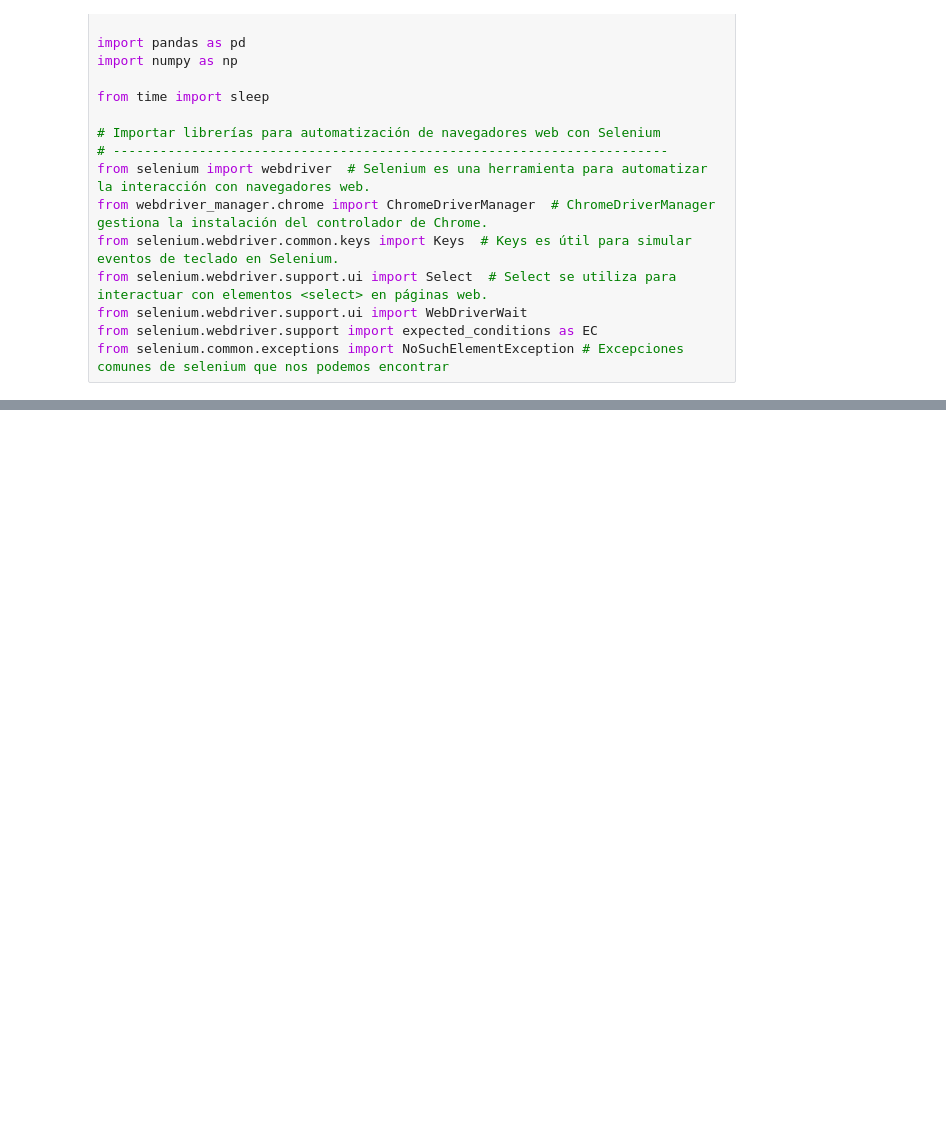
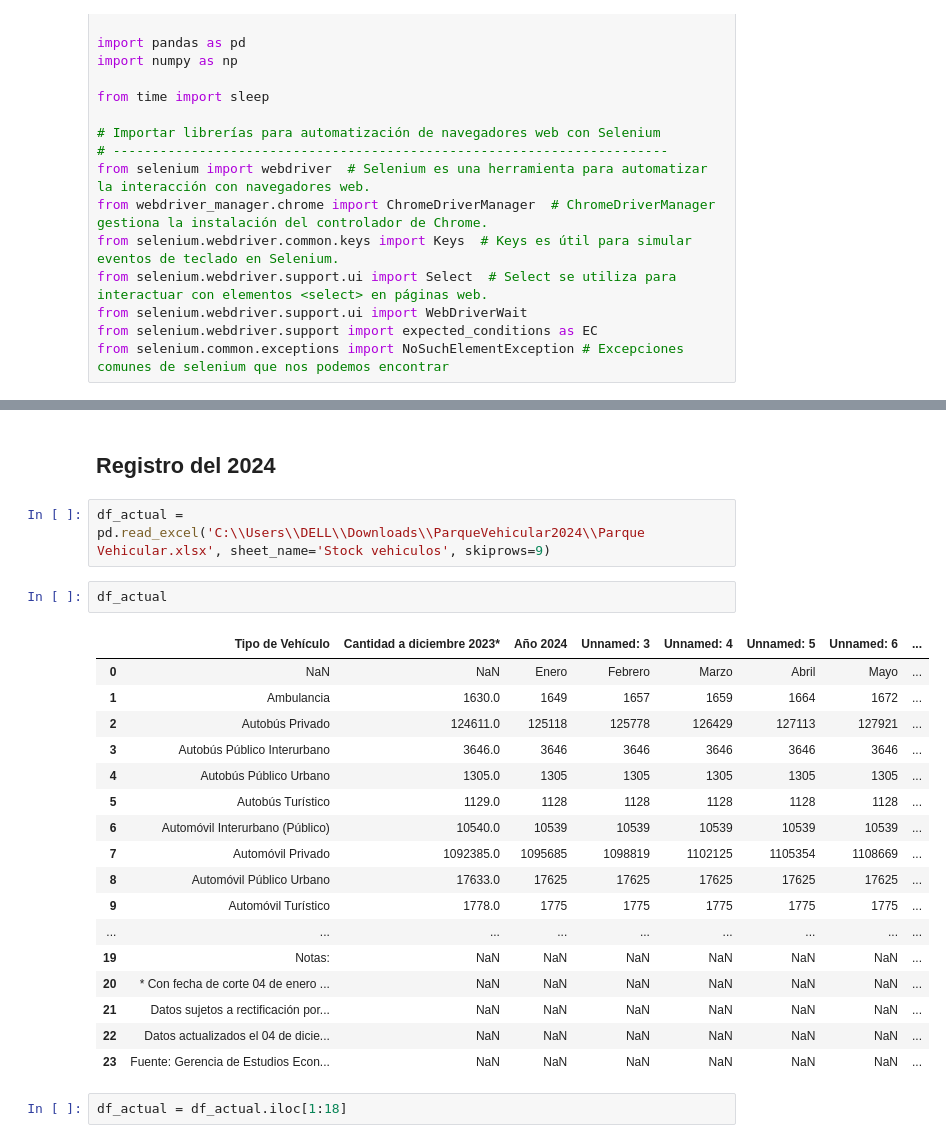
Before and after one commit to ngcarvajall/Accidentes_mortales_RD, a Jupyter notebook: Notebooks/Parque_vehicular.ipynb, the cells around one changed output, grey strips where cells are left out. Cells and saved outputs as stored; diff of their text form; blank space fills up the shorter version.

```diff
--- a/Notebooks/Parque_vehicular.ipynb
+++ b/Notebooks/Parque_vehicular.ipynb
@@ -70,0 +122,26 @@ df
+# %% [markdown]
+## Registro del 2024
+# %%
+df_actual = pd.read_excel('C:\\Users\\DELL\\Downloads\\ParqueVehicular2024\\Parque Vehicular.xlsx', sheet_name='Stock vehiculos', skiprows=9)
+# %%
+df_actual
+# %% [output]
+|  | Tipo de Vehículo | Cantidad a diciembre 2023* | Año 2024 | Unnamed: 3 | Unnamed: 4 | Unnamed: 5 | Unnamed: 6 | ... |
+| 0 | NaN | NaN | Enero | Febrero | Marzo | Abril | Mayo | ... |
+| 1 | Ambulancia | 1630.0 | 1649 | 1657 | 1659 | 1664 | 1672 | ... |
+| 2 | Autobús Privado | 124611.0 | 125118 | 125778 | 126429 | 127113 | 127921 | ... |
+| 3 | Autobús Público Interurbano | 3646.0 | 3646 | 3646 | 3646 | 3646 | 3646 | ... |
+| 4 | Autobús Público Urbano | 1305.0 | 1305 | 1305 | 1305 | 1305 | 1305 | ... |
+| 5 | Autobús Turístico | 1129.0 | 1128 | 1128 | 1128 | 1128 | 1128 | ... |
+| 6 | Automóvil Interurbano (Público) | 10540.0 | 10539 | 10539 | 10539 | 10539 | 10539 | ... |
+| 7 | Automóvil Privado | 1092385.0 | 1095685 | 1098819 | 1102125 | 1105354 | 1108669 | ... |
+| 8 | Automóvil Público Urbano | 17633.0 | 17625 | 17625 | 17625 | 17625 | 17625 | ... |
+| 9 | Automóvil Turístico | 1778.0 | 1775 | 1775 | 1775 | 1775 | 1775 | ... |
+| ... | ... | ... | ... | ... | ... | ... | ... | ... |
+| 19 | Notas: | NaN | NaN | NaN | NaN | NaN | NaN | ... |
+| 20 | * Con fecha de corte 04 de enero ... | NaN | NaN | NaN | NaN | NaN | NaN | ... |
+| 21 | Datos sujetos a rectificación por... | NaN | NaN | NaN | NaN | NaN | NaN | ... |
+| 22 | Datos actualizados el 04 de dicie... | NaN | NaN | NaN | NaN | NaN | NaN | ... |
+| 23 | Fuente: Gerencia de Estudios Econ... | NaN | NaN | NaN | NaN | NaN | NaN | ... |
+# %%
+df_actual = df_actual.iloc[1:18]
```
Also changed, not shown: parts of 22 cells of this notebook, 2 other files.
